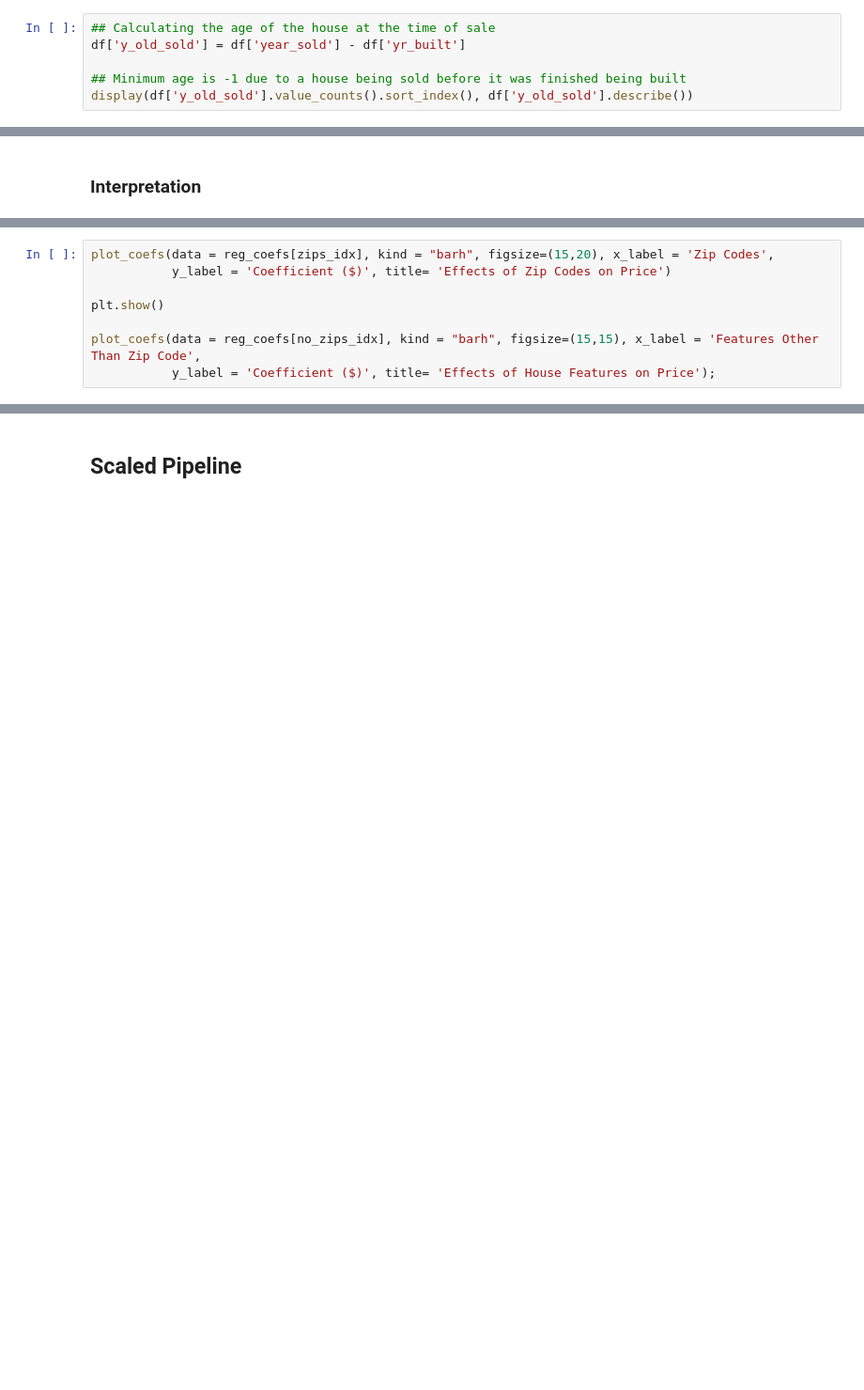
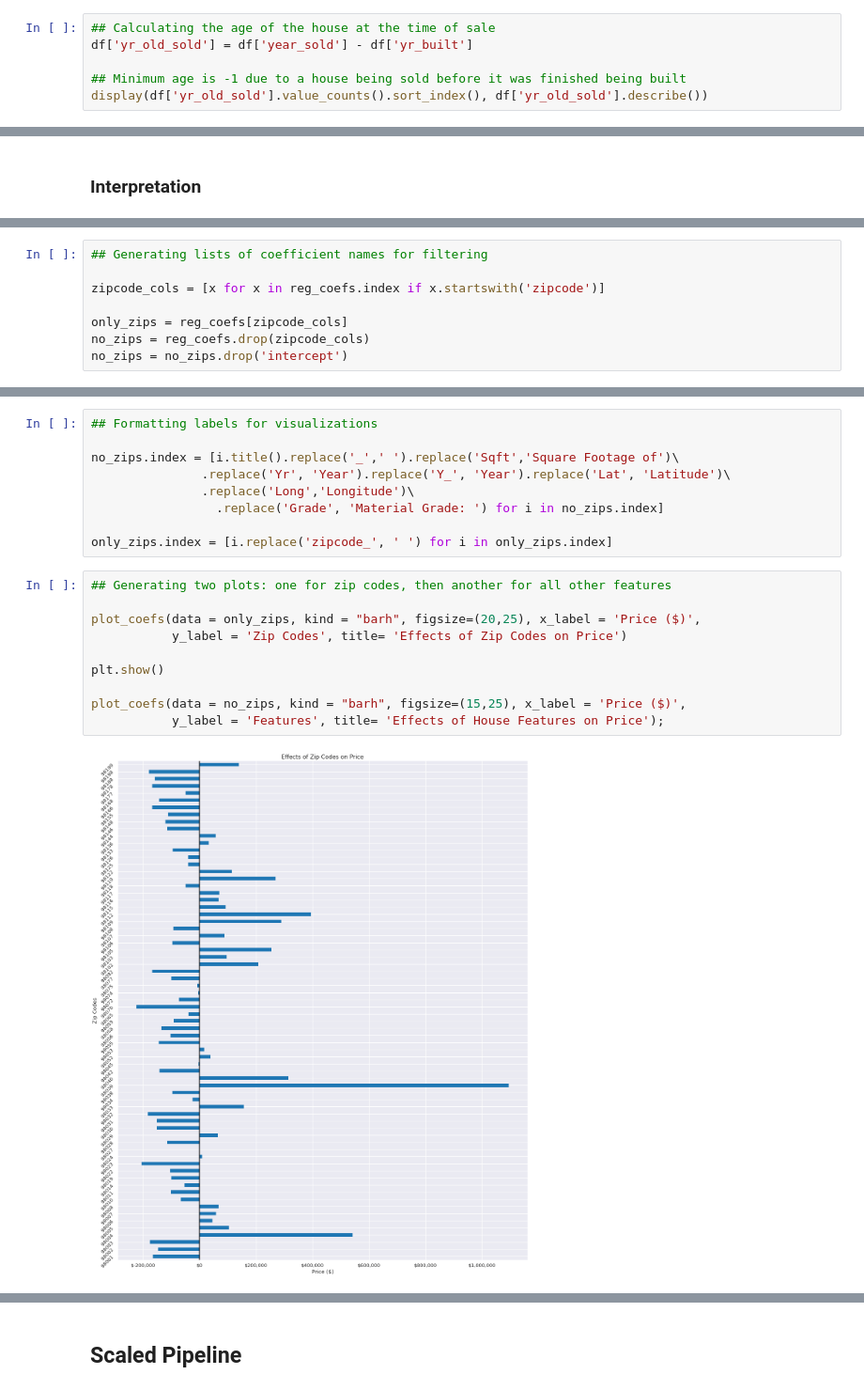
Before and after one commit to BenJMcCarty/BMC_KC_Housing_P2Project_v2, a Jupyter notebook: P2Pv2_New_Data.ipynb, the cells around one changed output, grey strips where cells are left out. Shown at 94% size. Drawn from its saved outputs; the diff is of its cells as text; blank space fills up the shorter version.

Commit message:
fixed labels on graphs

```diff
--- a/P2Pv2_New_Data.ipynb
+++ b/P2Pv2_New_Data.ipynb
@@ -552,6 +740,6 @@ df['year_sold'].value_counts()
 # %%
 ## Calculating the age of the house at the time of sale
-df['y_old_sold'] = df['year_sold'] - df['yr_built']
+df['yr_old_sold'] = df['year_sold'] - df['yr_built']
 
 ## Minimum age is -1 due to a house being sold before it was finished being built
-display(df['y_old_sold'].value_counts().sort_index(), df['y_old_sold'].describe())
+display(df['yr_old_sold'].value_counts().sort_index(), df['yr_old_sold'].describe())
@@ -870,0 +1364,8 @@ reg_coefs[no_zips_idx].sort_values(ascending=False)
+# %%
+## Generating lists of coefficient names for filtering
+
+zipcode_cols = [x for x in reg_coefs.index if x.startswith('zipcode')]
+
+only_zips = reg_coefs[zipcode_cols]
+no_zips = reg_coefs.drop(zipcode_cols)
+no_zips = no_zips.drop('intercept')
@@ -871,8 +1377,21 @@ reg_coefs[no_zips_idx].sort_values(ascending=False)
+# %%
+## Formatting labels for visualizations
+
+no_zips.index = [i.title().replace('_',' ').replace('Sqft','Square Footage of')\
+               .replace('Yr', 'Year').replace('Y_', 'Year').replace('Lat', 'Latitude')\
+               .replace('Long','Longitude')\
+                 .replace('Grade', 'Material Grade: ') for i in no_zips.index]
+
+only_zips.index = [i.replace('zipcode_', ' ') for i in only_zips.index]
 # %%
-plot_coefs(data = reg_coefs[zips_idx], kind = "barh", figsize=(15,20), x_label = 'Zip Codes',
-           y_label = 'Coefficient ($)', title= 'Effects of Zip Codes on Price')
+## Generating two plots: one for zip codes, then another for all other features
+
+plot_coefs(data = only_zips, kind = "barh", figsize=(20,25), x_label = 'Price ($)',
+           y_label = 'Zip Codes', title= 'Effects of Zip Codes on Price')
 
 plt.show()
 
-plot_coefs(data = reg_coefs[no_zips_idx], kind = "barh", figsize=(15,15), x_label = 'Features Other Than Zip Code',
-           y_label = 'Coefficient ($)', title= 'Effects of House Features on Price');
+plot_coefs(data = no_zips, kind = "barh", figsize=(15,25), x_label = 'Price ($)',
+           y_label = 'Features', title= 'Effects of House Features on Price');
+# %% [output]
+[figure, added]
```
Also changed, not shown: parts of 99 cells of this notebook, 3 other files.
